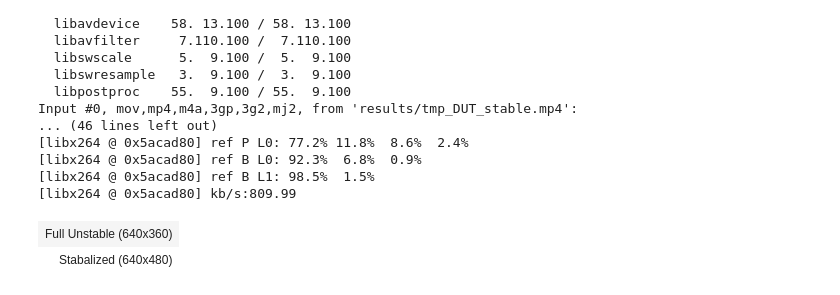
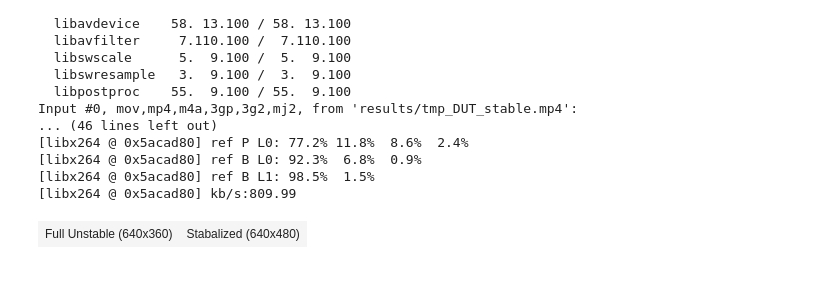
Before and after one commit to mgrandau/hand-tracking-stabilization, a Jupyter notebook: prototype.ipynb, the cells around one changed output. Saved outputs shown, nothing was run; the diff lists cells and outputs as text; code cells hidden in the pictures.

```diff
--- a/prototype.ipynb
+++ b/prototype.ipynb
@@ -368,22 +368,20 @@ Input #0, mov,mp4,m4a,3gp,3g2,mj2, from 'results/tmp_DUT_stable.mp4':
 # %%
 %%html
 
 <table>
   <tr>
     <td>
         <center>Full Unstable (640x360)</center>
         <video width="640" height="360" controls autoplay>
             <source src="unstable.mp4" type="video/mp4">
         </video>
     </td>
-  <tr>
     <td>
         <center>Stabalized (640x480)</center>
         <video width="640" height="480" controls autoplay>
           <source src="results/DUT_stable.mp4" type="video/mp4">
         </video>
     </td>
 </table>
 # %% [output]
-| Full Unstable (640x360) |
-| Stabalized (640x480) |
+| Full Unstable (640x360) | Stabalized (640x480) |
```
